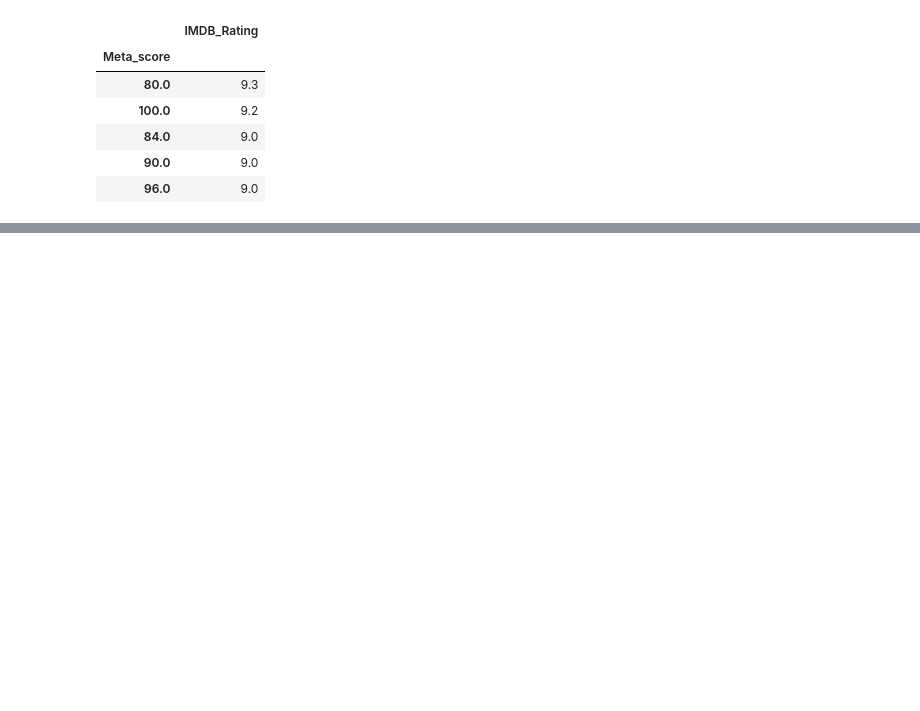
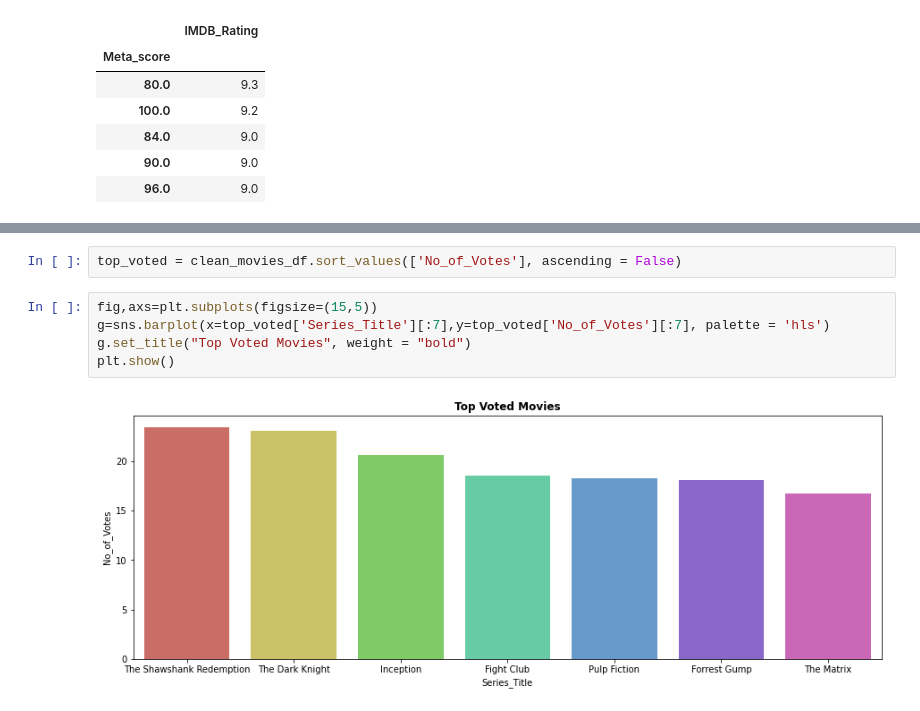
Before and after one commit to saaallyahmed/Mango5, a Jupyter notebook: SA-Top 1000 Movie Analysis.ipynb, the cells around one changed output, grey strips where cells are left out. Saved outputs shown, nothing was run; the diff lists cells and outputs as text; blank space fills up the shorter version.

```diff
--- a/SA-Top 1000 Movie Analysis.ipynb
+++ b/SA-Top 1000 Movie Analysis.ipynb
@@ -216,0 +208,9 @@ plt.show()
+# %%
+top_voted = clean_movies_df.sort_values(['No_of_Votes'], ascending = False)
+# %%
+fig,axs=plt.subplots(figsize=(15,5))
+g=sns.barplot(x=top_voted['Series_Title'][:7],y=top_voted['No_of_Votes'][:7], palette = 'hls')
+g.set_title("Top Voted Movies", weight = "bold")
+plt.show()
+# %% [output]
+[figure, added]
```
Also changed, not shown: parts of 18 cells of this notebook.
